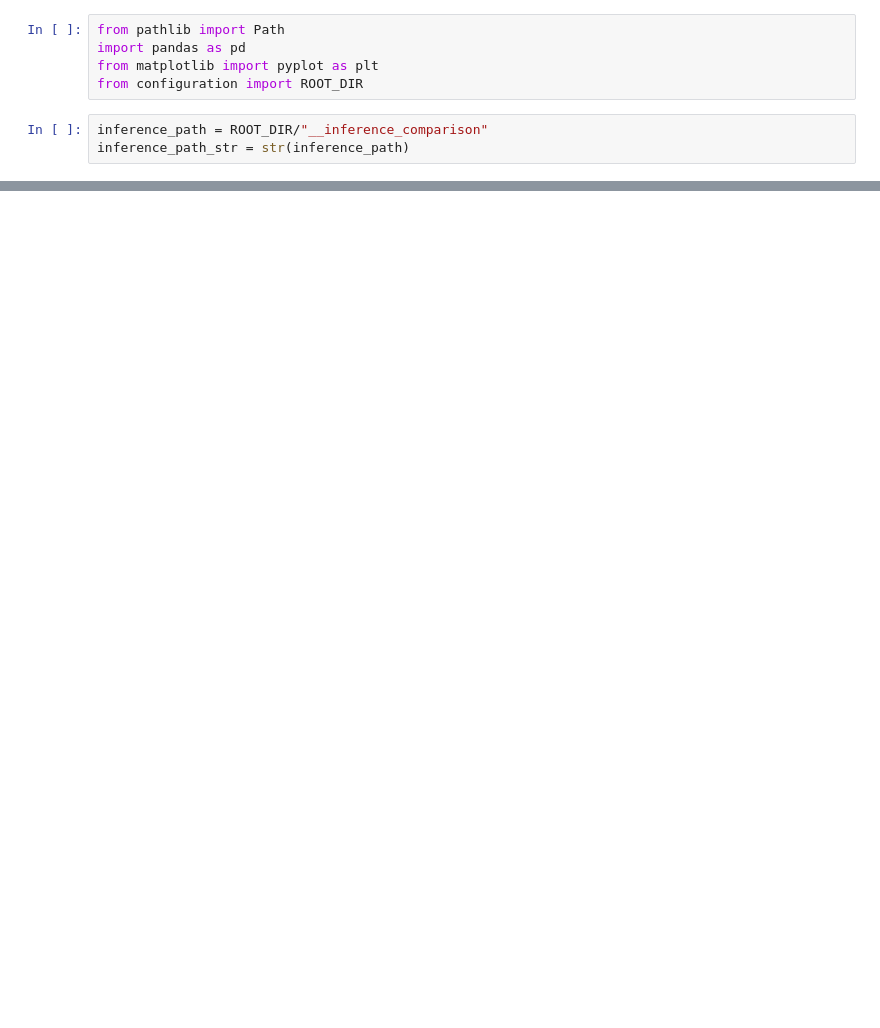
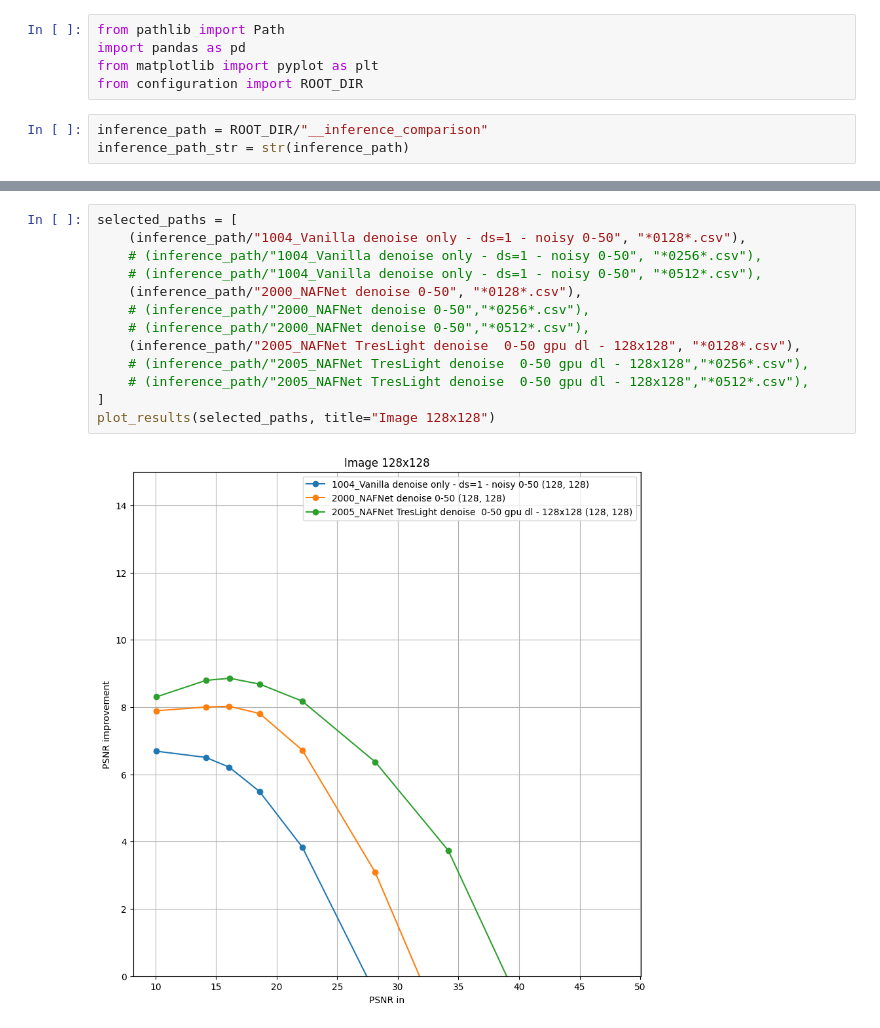
Before and after one commit to balthazarneveu/blind-deblurring-from-synthetic-data, a Jupyter notebook: scripts/metrics_analyzis.ipynb, the cells around one changed output, grey strips where cells are left out. Cells and saved outputs as stored; diff of their text form; blank space fills up the shorter version.

```diff
--- a/scripts/metrics_analyzis.ipynb
+++ b/scripts/metrics_analyzis.ipynb
@@ -57,0 +51,15 @@ plt.show()
+# %%
+selected_paths = [
+    (inference_path/"1004_Vanilla denoise only - ds=1 - noisy 0-50", "*0128*.csv"),
+    # (inference_path/"1004_Vanilla denoise only - ds=1 - noisy 0-50", "*0256*.csv"),
+    # (inference_path/"1004_Vanilla denoise only - ds=1 - noisy 0-50", "*0512*.csv"),
+    (inference_path/"2000_NAFNet denoise 0-50", "*0128*.csv"),
+    # (inference_path/"2000_NAFNet denoise 0-50","*0256*.csv"),
+    # (inference_path/"2000_NAFNet denoise 0-50","*0512*.csv"),
+    (inference_path/"2005_NAFNet TresLight denoise  0-50 gpu dl - 128x128", "*0128*.csv"),
+    # (inference_path/"2005_NAFNet TresLight denoise  0-50 gpu dl - 128x128","*0256*.csv"),
+    # (inference_path/"2005_NAFNet TresLight denoise  0-50 gpu dl - 128x128","*0512*.csv"),
+]
+plot_results(selected_paths, title="Image 128x128")
+# %% [output]
+[figure, added]
```
Also changed, not shown: parts of 6 cells of this notebook, 1 other file.
